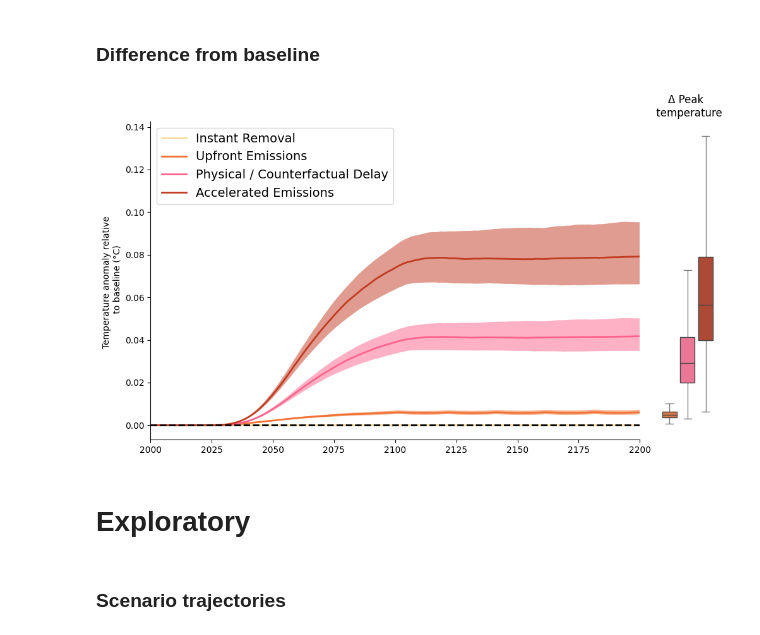
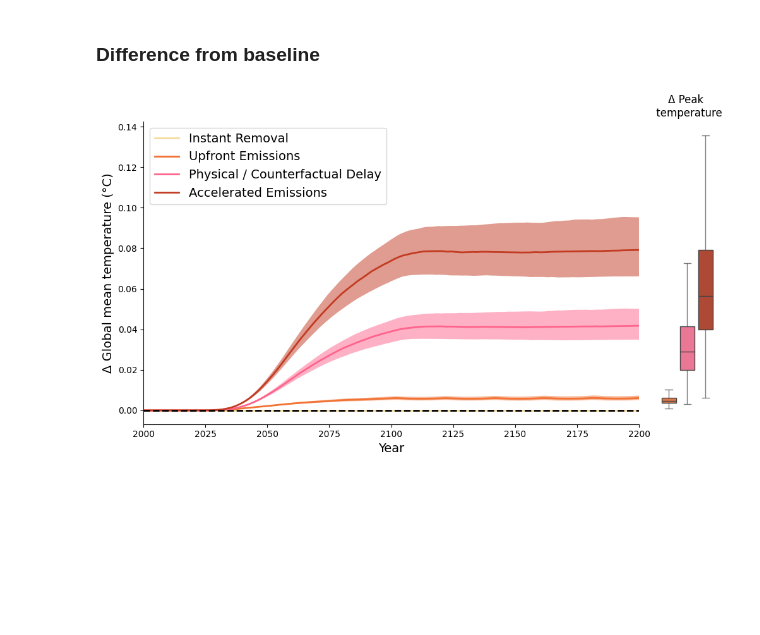
Before and after one commit to carbonplan/temporal-lags, a Jupyter notebook: nbs/Figure_4.ipynb, the cells around one changed output. Drawn from its saved outputs; the diff is of its cells as text; code cells hidden in the pictures; blank space fills up the shorter version.

Commit message:
Update figures 3 and 4

```diff
--- a/nbs/Figure_4.ipynb
+++ b/nbs/Figure_4.ipynb
@@ -95,7 +95,8 @@ for i, scenario in enumerate(scenarios_to_plot):
 ax.set_xlim(2000, 2200)
 ax.legend(loc='upper left', fontsize=14)
 ax.axhline(y=0, color="k", ls="--", lw=2, label='Baseline')
-ax.set_ylabel('Temperature anomaly relative \n to baseline (°C)')
+ax.set_ylabel('Δ Global mean temperature (°C)', fontsize=14)
+ax.set_xlabel('Year', fontsize=14)
 ax.spines['right'].set_visible(False)
 ax.spines['top'].set_visible(False)
 
@@ -111,37 +112,33 @@ peak_temperatures = (fair_temperatures[:451].sel(layer=0).rolling(timebounds=20)
                 ]))).transpose().to_pandas()
 
 
 for i,scenario in enumerate(scenarios_to_plot[1:]):
     peak_temp_diff = (peak_temperatures[scenario]-
                       peak_temperatures["baseline"])
     if i==0:
         peak_temp_diffs=peak_temp_diff.to_frame(name=fancy_titles[scenario])
     else:
         peak_temp_diffs[fancy_titles[scenario]]=peak_temp_diff
 
 sns.boxplot(
     data=peak_temp_diffs,
     palette=colors_to_plot,
     ax=ax,
     boxprops=dict(alpha=1),
     whiskerprops=dict(alpha=0.7),
     capprops=dict(alpha=0.7),
     medianprops=dict(alpha=1),
     showfliers=False
 )
 ax.set_xticklabels([])
 ax.set_xticks([])
 ax.tick_params(left=False, labelleft=False)
 ax.set_title('Δ Peak \n temperature')
 ax.set_xlim(-0.5, 2.5)
 for spine in ax.spines.values():
     spine.set_visible(False)
 fig.tight_layout()
-plt.savefig('../figures/Peak_temperature_change.pdf')
-plt.savefig('../figures/Peak_temperature_change.png', dpi=200)
+plt.savefig('../figures/Figure4.pdf')
+plt.savefig('../figures/Figure4.png', dpi=200)
 # %% [output]
-[figure, old version]
+[figure, new version]
-# %% [markdown]
-# Exploratory
-# %% [markdown]
-### Scenario trajectories
```
Also changed, not shown: parts of 17 cells of this notebook, 3 other files.
